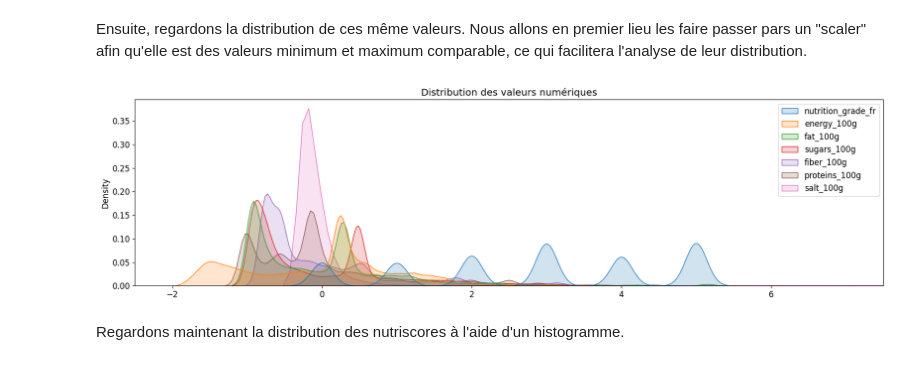
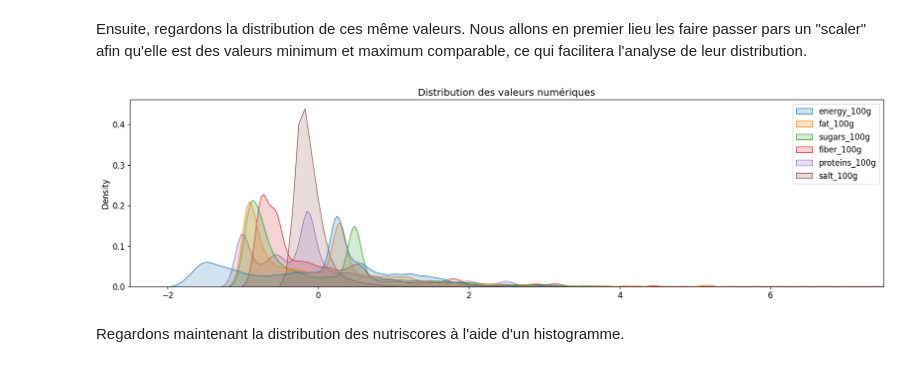
Before and after one commit to tdechanet/IAEngP3, a Jupyter notebook: analyze.ipynb, the cells around one changed output. Drawn from its saved outputs; the diff is of its cells as text; code cells hidden in the pictures.

Commit message:
fixed nutrition grade in distribution graph

```diff
--- a/analyze.ipynb
+++ b/analyze.ipynb
@@ -297,12 +297,12 @@ scaled_df[nutritive_values] = scaler.fit_transform(df[nutritive_values])
 scaled_df = pd.DataFrame(scaled_df, columns=df.columns)
 # %%
 fig, ax = plt.subplots(figsize=(20,5))
-sns.kdeplot(data=scaled_df, fill=True, alpha=.2)
+sns.kdeplot(data=scaled_df[nutritive_values], fill=True, alpha=.2)
 ax.set_title("Distribution des valeurs numériques")
 ax.set_xlim(-2.5, 7.5)
 plt.show()
 # %% [output]
-[figure, old version]
+[figure, new version]
 # %% [markdown]
 Regardons maintenant la distribution des nutriscores à l'aide d'un histogramme.
 # %%
```
